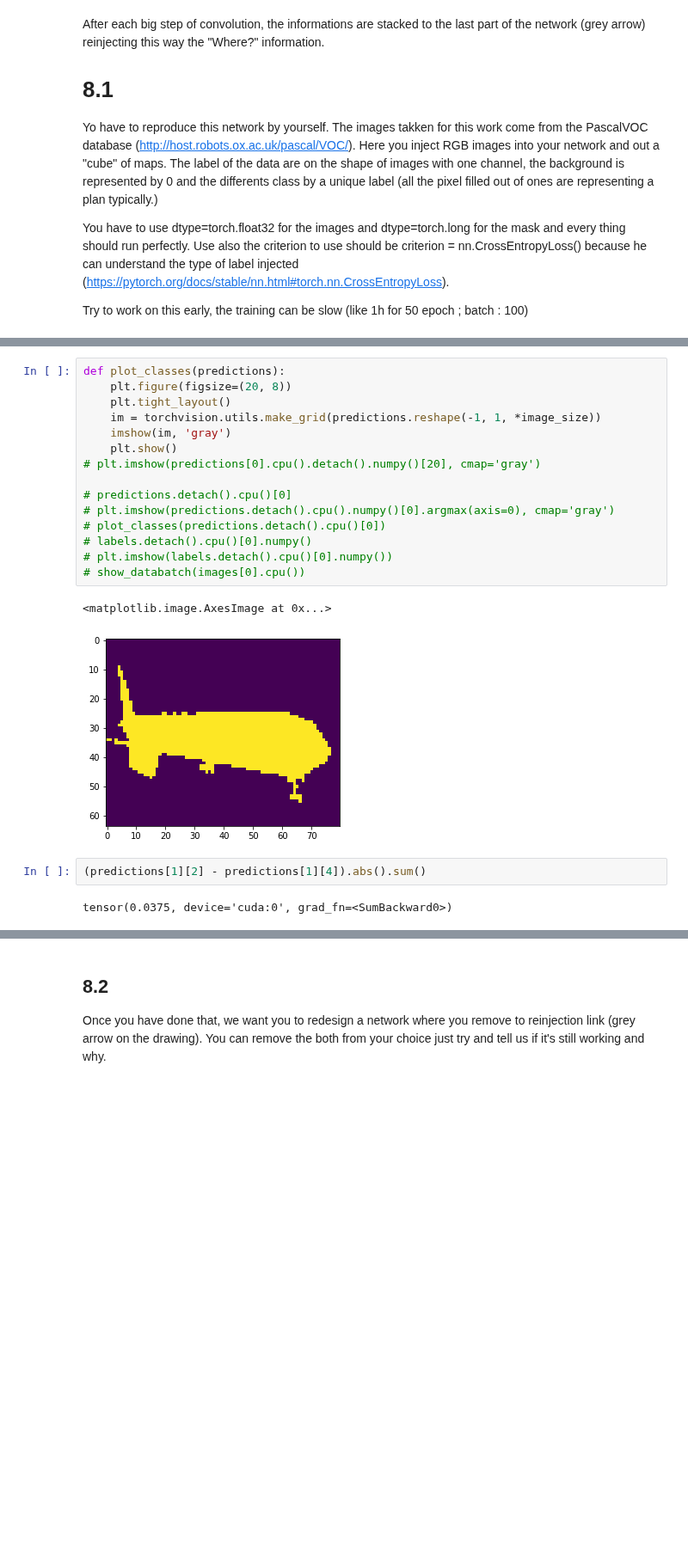
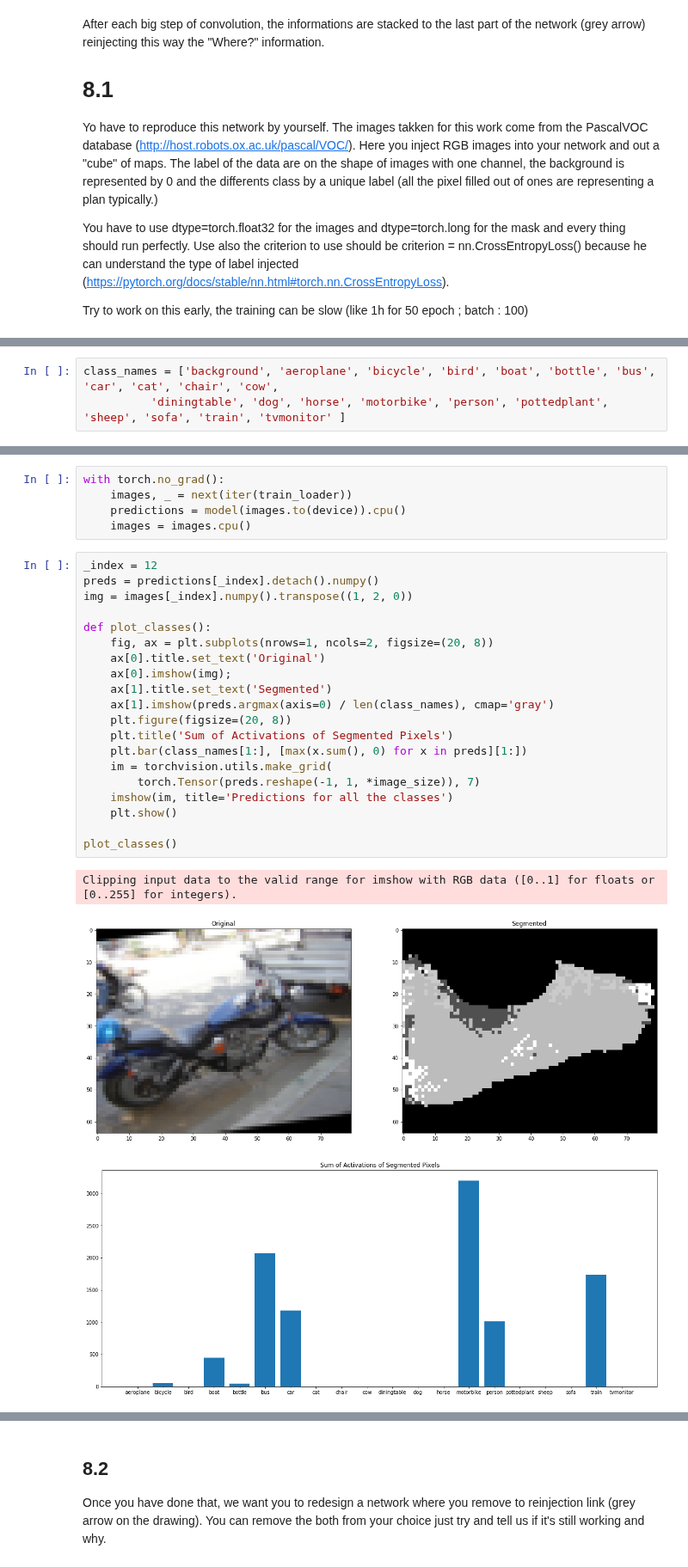
Before and after one commit to AbdBarho/CV19-20, a Jupyter notebook: 10_PyTorch_UNet.ipynb, the cells around one changed output, grey strips where cells are left out. Shown at 86% size. Saved outputs shown, nothing was run; the diff lists cells and outputs as text; blank space fills up the shorter version.

```diff
--- a/10_PyTorch_UNet.ipynb
+++ b/10_PyTorch_UNet.ipynb
@@ -43,3 +45,6 @@ from PIL import Image
+# %%
+class_names = ['background', 'aeroplane', 'bicycle', 'bird', 'boat', 'bottle', 'bus', 'car', 'cat', 'chair', 'cow',
+          'diningtable', 'dog', 'horse', 'motorbike', 'person', 'pottedplant', 'sheep', 'sofa', 'train', 'tvmonitor' ]
 # %%
 class VOCSegLoader(torchvision.datasets.VOCSegmentation):
     def __getitem__(self, index):
@@ -178,22 +217,29 @@ plt.show()
-# %%
-def plot_classes(predictions):
-    plt.figure(figsize=(20, 8))
-    plt.tight_layout()
-    im = torchvision.utils.make_grid(predictions.reshape(-1, 1, *image_size))
-    imshow(im, 'gray')
-    plt.show()
-# plt.imshow(predictions[0].cpu().detach().numpy()[20], cmap='gray')
-
-# predictions.detach().cpu()[0]
-# plt.imshow(predictions.detach().cpu().numpy()[0].argmax(axis=0), cmap='gray')
-# plot_classes(predictions.detach().cpu()[0])
-# labels.detach().cpu()[0].numpy()
-# plt.imshow(labels.detach().cpu()[0].numpy())
-# show_databatch(images[0].cpu())
-# %% [output]
-<matplotlib.image.AxesImage at 0x...>
-[figure, removed]
-# %%
-(predictions[1][2] - predictions[1][4]).abs().sum()
-# %% [output]
-tensor(0.0375, device='cuda:0', grad_fn=<SumBackward0>)
+# %%
+with torch.no_grad():
+    images, _ = next(iter(train_loader))
+    predictions = model(images.to(device)).cpu()
+    images = images.cpu()
+# %%
+_index = 12
+preds = predictions[_index].detach().numpy()
+img = images[_index].numpy().transpose((1, 2, 0))
+
+def plot_classes():
+    fig, ax = plt.subplots(nrows=1, ncols=2, figsize=(20, 8))
+    ax[0].title.set_text('Original')
+    ax[0].imshow(img);
+    ax[1].title.set_text('Segmented')
+    ax[1].imshow(preds.argmax(axis=0) / len(class_names), cmap='gray')
+    plt.figure(figsize=(20, 8))
+    plt.title('Sum of Activations of Segmented Pixels')
+    plt.bar(class_names[1:], [max(x.sum(), 0) for x in preds][1:])
+    im = torchvision.utils.make_grid(
+        torch.Tensor(preds.reshape(-1, 1, *image_size)), 7)
+    imshow(im, title='Predictions for all the classes')
+    plt.show()
+
+plot_classes()
+# %% [output]
+Clipping input data to the valid range for imshow with RGB data ([0..1] for floats or [0..255] for integers).
+[figure, added]
+[figure, added]
```
Also changed, not shown: parts of 13 cells of this notebook.
